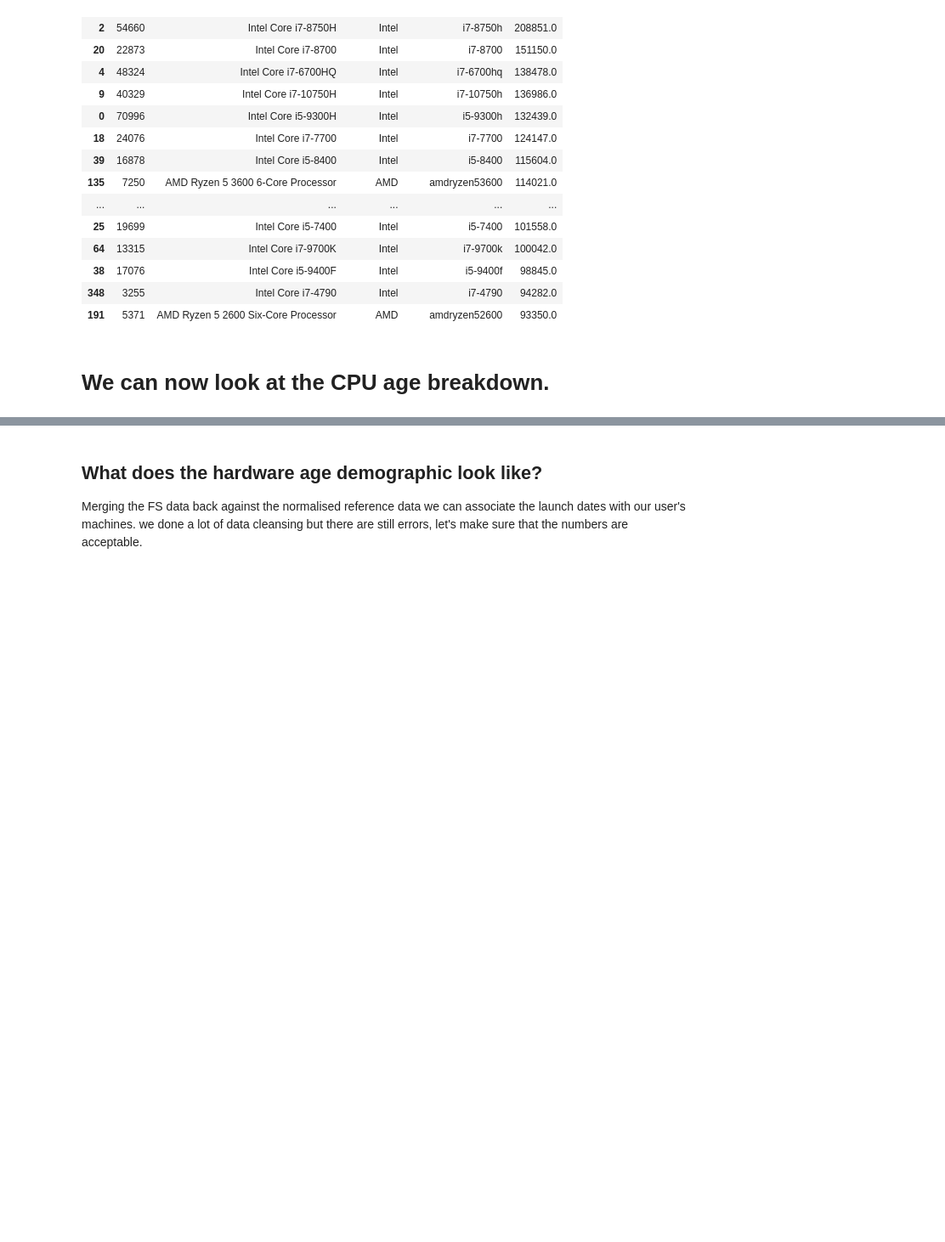
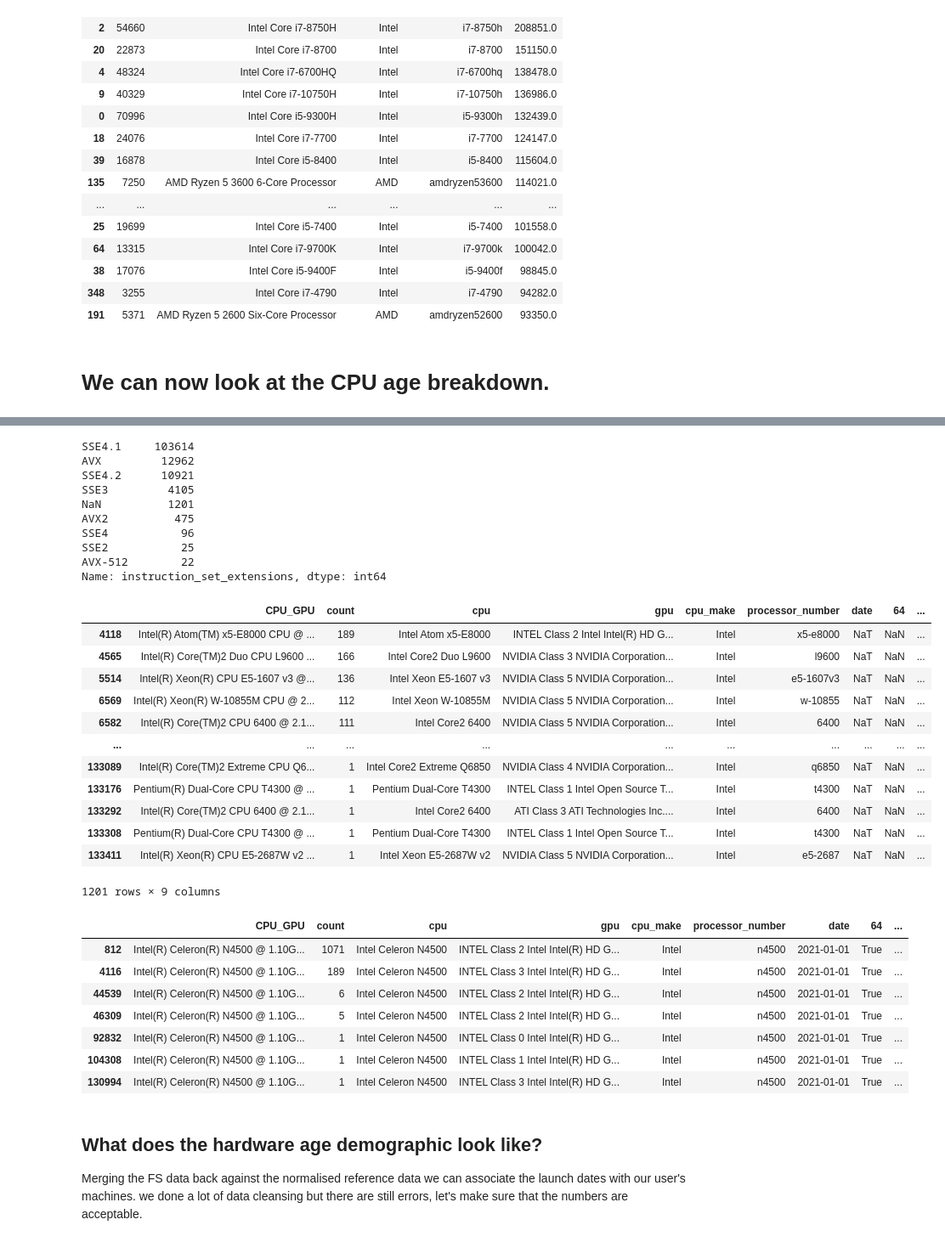
Before and after one commit to beqjanus/FSPerfStats, a Jupyter notebook: FSHardwareAnalysis_v1.ipynb, the cells around one changed output, grey strips where cells are left out. Shown at 85% size. Saved outputs shown, nothing was run; the diff lists cells and outputs as text; code cells hidden in the pictures; blank space fills up the shorter version.

```diff
--- a/FSHardwareAnalysis_v1.ipynb
+++ b/FSHardwareAnalysis_v1.ipynb
@@ -585,3 +681,66 @@ all_with_extras_22 = pd.concat([intel_with_extras_22, amd_with_extras_22, apple_
+# %%
+
+def get_count_by_cpu_ext(df, count='CNT'):
+    return df[~df['instruction_set_extensions'].isna()].groupby('instruction_set_extensions')[count].agg('sum').agg(count)
+
+def plot_by_cpu_age(df):
+    timeline =  get_count_by_cpu_age(df)
+    # display(timeline)
+    ax = timeline.plot.bar()
+    plt.ticklabel_format(style='plain', axis='y')
+    ax.yaxis.set_major_formatter(
+        FuncFormatter(lambda x, p: format(int(x), ',')))
+    ax.xaxis.set_major_formatter(
+        FuncFormatter(lambda x, p: str(timeline.index[x])[0:4]))
+    plt.show()
+
+def plot_ext_pie(df, count='CNT'):
+    # display(df[['instruction_set_extensions','CNT']].groupby('instruction_set_extensions')['CNT'].agg('sum'))
+    num_ext = df[['instruction_set_extensions', count]].groupby('instruction_set_extensions')[count].agg('sum').agg(count)
+    explode = (0.1,) * num_ext
+    df[['instruction_set_extensions',count]].groupby('instruction_set_extensions')[count].agg('sum').plot.pie(y='sum',autopct='%1.1f%%', shadow=False, explode = explode, startangle=45,labeldistance = 1.2)
+    ax.set_title("% Extension")
+    ax.set_xlabel("% Sessions")
+    ax.set_ylabel("")
+    plt.show()
+    # ax.set_xticklabels(x_labels)
+# %%
+get_count_by_cpu_ext(intel_sse_22, count='count')
+display(intel_sse_22['instruction_set_extensions'].value_counts(dropna=False))
+display(intel_sse_22[intel_sse_22['instruction_set_extensions'].isna()])
+display(intel_sse_22[intel_sse_22['processor_number'] == 'n4500'])
+# %% [output]
+SSE4.1     103614
+AVX         12962
+SSE4.2      10921
+SSE3         4105
+NaN          1201
+AVX2          475
+SSE4           96
+SSE2           25
+AVX-512        22
+Name: instruction_set_extensions, dtype: int64
+|  | CPU_GPU | count | cpu | gpu | cpu_make | processor_number | date | 64 | ... |
+| 4118 | Intel(R) Atom(TM) x5-E8000 CPU @ ... | 189 | Intel Atom x5-E8000 | INTEL Class 2 Intel Intel(R) HD G... | Intel | x5-e8000 | NaT | NaN | ... |
+| 4565 | Intel(R) Core(TM)2 Duo CPU L9600 ... | 166 | Intel Core2 Duo L9600 | NVIDIA Class 3 NVIDIA Corporation... | Intel | l9600 | NaT | NaN | ... |
+| 5514 | Intel(R) Xeon(R) CPU E5-1607 v3 @... | 136 | Intel Xeon E5-1607 v3 | NVIDIA Class 5 NVIDIA Corporation... | Intel | e5-1607v3 | NaT | NaN | ... |
+| 6569 | Intel(R) Xeon(R) W-10855M CPU @ 2... | 112 | Intel Xeon W-10855M | NVIDIA Class 5 NVIDIA Corporation... | Intel | w-10855 | NaT | NaN | ... |
+| 6582 | Intel(R) Core(TM)2 CPU 6400 @ 2.1... | 111 | Intel Core2 6400 | NVIDIA Class 5 NVIDIA Corporation... | Intel | 6400 | NaT | NaN | ... |
+| ... | ... | ... | ... | ... | ... | ... | ... | ... | ... |
+| 133089 | Intel(R) Core(TM)2 Extreme CPU Q6... | 1 | Intel Core2 Extreme Q6850 | NVIDIA Class 4 NVIDIA Corporation... | Intel | q6850 | NaT | NaN | ... |
+| 133176 | Pentium(R) Dual-Core CPU T4300 @ ... | 1 | Pentium Dual-Core T4300 | INTEL Class 1 Intel Open Source T... | Intel | t4300 | NaT | NaN | ... |
+| 133292 | Intel(R) Core(TM)2 CPU 6400 @ 2.1... | 1 | Intel Core2 6400 | ATI Class 3 ATI Technologies Inc.... | Intel | 6400 | NaT | NaN | ... |
+| 133308 | Pentium(R) Dual-Core CPU T4300 @ ... | 1 | Pentium Dual-Core T4300 | INTEL Class 1 Intel Open Source T... | Intel | t4300 | NaT | NaN | ... |
+| 133411 | Intel(R) Xeon(R) CPU E5-2687W v2 ... | 1 | Intel Xeon E5-2687W v2 | NVIDIA Class 5 NVIDIA Corporation... | Intel | e5-2687 | NaT | NaN | ... |
+1201 rows × 9 columns
+|  | CPU_GPU | count | cpu | gpu | cpu_make | processor_number | date | 64 | ... |
+| 812 | Intel(R) Celeron(R) N4500 @ 1.10G... | 1071 | Intel Celeron N4500 | INTEL Class 2 Intel Intel(R) HD G... | Intel | n4500 | 2021-01-01 | True | ... |
+| 4116 | Intel(R) Celeron(R) N4500 @ 1.10G... | 189 | Intel Celeron N4500 | INTEL Class 3 Intel Intel(R) HD G... | Intel | n4500 | 2021-01-01 | True | ... |
+| 44539 | Intel(R) Celeron(R) N4500 @ 1.10G... | 6 | Intel Celeron N4500 | INTEL Class 2 Intel Intel(R) HD G... | Intel | n4500 | 2021-01-01 | True | ... |
+| 46309 | Intel(R) Celeron(R) N4500 @ 1.10G... | 5 | Intel Celeron N4500 | INTEL Class 2 Intel Intel(R) HD G... | Intel | n4500 | 2021-01-01 | True | ... |
+| 92832 | Intel(R) Celeron(R) N4500 @ 1.10G... | 1 | Intel Celeron N4500 | INTEL Class 0 Intel Intel(R) HD G... | Intel | n4500 | 2021-01-01 | True | ... |
+| 104308 | Intel(R) Celeron(R) N4500 @ 1.10G... | 1 | Intel Celeron N4500 | INTEL Class 1 Intel Intel(R) HD G... | Intel | n4500 | 2021-01-01 | True | ... |
+| 130994 | Intel(R) Celeron(R) N4500 @ 1.10G... | 1 | Intel Celeron N4500 | INTEL Class 3 Intel Intel(R) HD G... | Intel | n4500 | 2021-01-01 | True | ... |
 # %% [markdown]
 ## What does the hardware age demographic look like?
 Merging the FS data back against the normalised reference data we can associate the launch dates with our user's machines.
```
Also changed, not shown: parts of 15 cells of this notebook, 5 other files.
